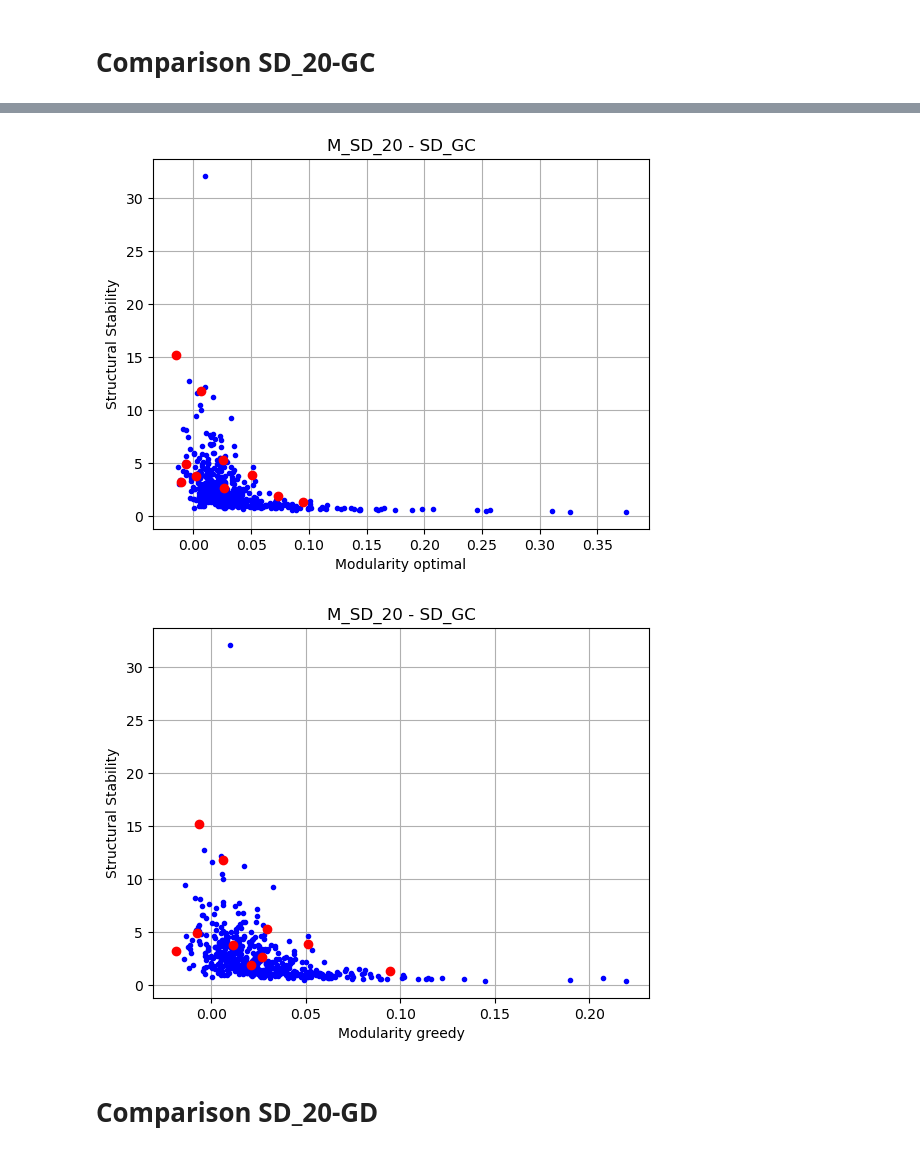
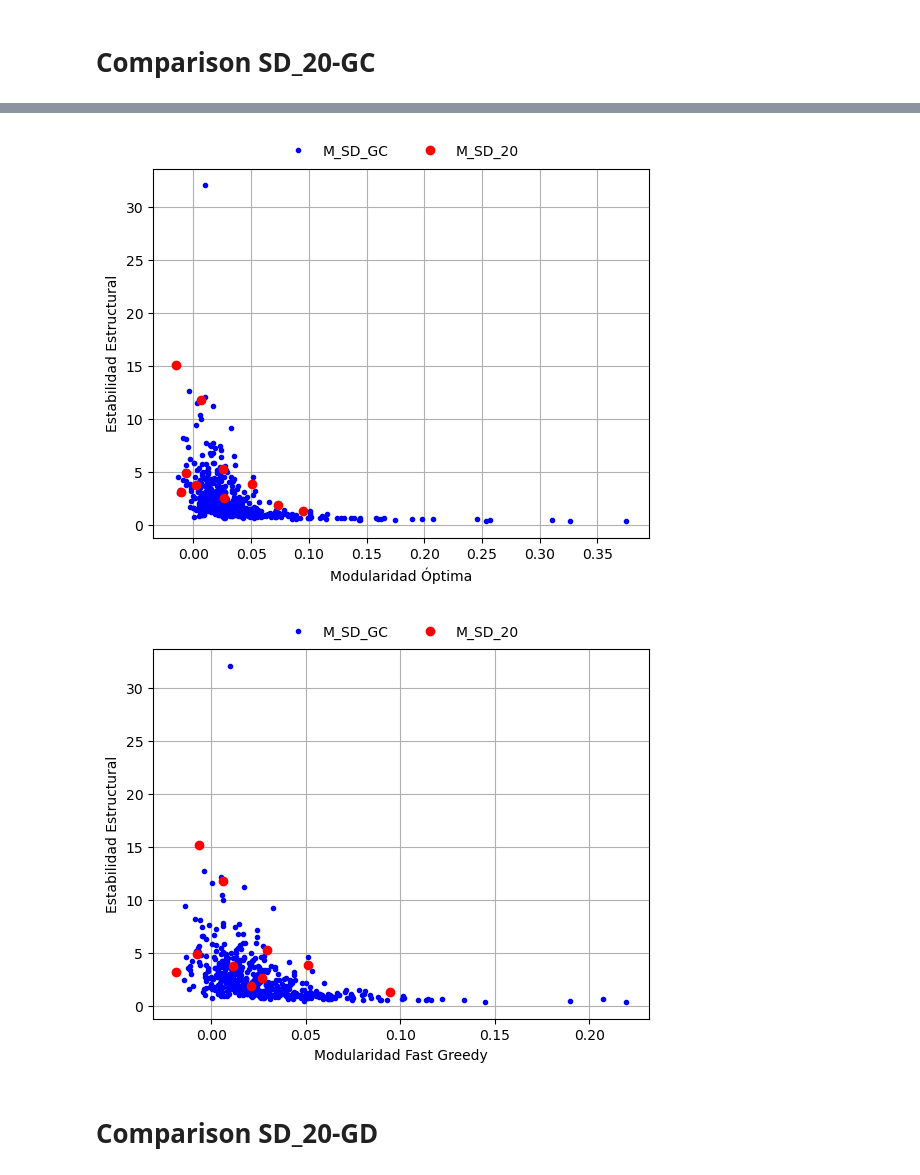
Before and after one commit to Gerar94/TFM_GRAPH_STRUCTURAL_STABILITY, a Jupyter notebook: Programs/SeedDispersal/M_SD_20_Comparison.ipynb, the cells around one changed output, grey strips where cells are left out. Drawn from its saved outputs; the diff is of its cells as text; code cells hidden in the pictures.

```diff
--- a/Programs/SeedDispersal/M_SD_20_Comparison.ipynb
+++ b/Programs/SeedDispersal/M_SD_20_Comparison.ipynb
@@ -127,25 +138,28 @@ plt.show()
 # %%
-#Comparison modularity optimal
-plt.plot(df_SD_GC['Modularity_opt'], df_SD_GC['Struc_Stab'], "b.",
-         df_SD_20['Modularity_opt'], df_SD_20['Struc_Stab'], "ro")
-plt.xlabel('Modularity optimal')
-plt.ylabel('Structural Stability')
-plt.title('M_SD_20 - SD_GC')
+#Comparison modularity Óptimal
+#Comparison modularity opt
+plt.plot(df_SD_GC['Modularity_opt'], df_SD_GC['Struc_Stab'], "b.", label='M_SD_GC')
+plt.plot(df_SD_20['Modularity_opt'], df_SD_20['Struc_Stab'], "ro", label='M_SD_20')
+plt.xlabel('Modularidad Óptima')
+plt.ylabel('Estabilidad Estructural')
 plt.grid(True)
+plt.legend(frameon=False, loc = 'upper center', ncol = 2, bbox_to_anchor =(0.5,1.1))
+plt.savefig('graphs/M_SD_20-SD_GC-ModulOpt.png')
 plt.show()
 # %% [output]
-[figure, old version]
+[figure, new version]
 # %%
 #Comparison modularity eigenvector
-plt.plot(df_SD_GC['Modularity_greedy'], df_SD_GC['Struc_Stab'], "b.",
-         df_SD_20['Modularity_greedy'], df_SD_20['Struc_Stab'], "ro")
-plt.xlabel('Modularity greedy')
-plt.ylabel('Structural Stability')
-plt.title('M_SD_20 - SD_GC')
+plt.plot(df_SD_GC['Modularity_greedy'], df_SD_GC['Struc_Stab'], "b.", label = 'M_SD_GC')
+plt.plot(df_SD_20['Modularity_greedy'], df_SD_20['Struc_Stab'], "ro", label = 'M_SD_20')
+plt.xlabel('Modularidad Fast Greedy')
+plt.ylabel('Estabilidad Estructural')
+plt.legend(frameon=False, loc = 'upper center', ncol = 2, bbox_to_anchor =(0.5,1.1))
 plt.grid(True)
+plt.savefig('graphs/M_SD_20-SD_GC-Modul.png')
 plt.show()
 # %% [output]
-[figure, old version]
+[figure, new version]
 # %% [markdown]
 # Comparison SD_20-GD
 # %%
```
Also changed, not shown: parts of 17 cells of this notebook, 2 other files.
